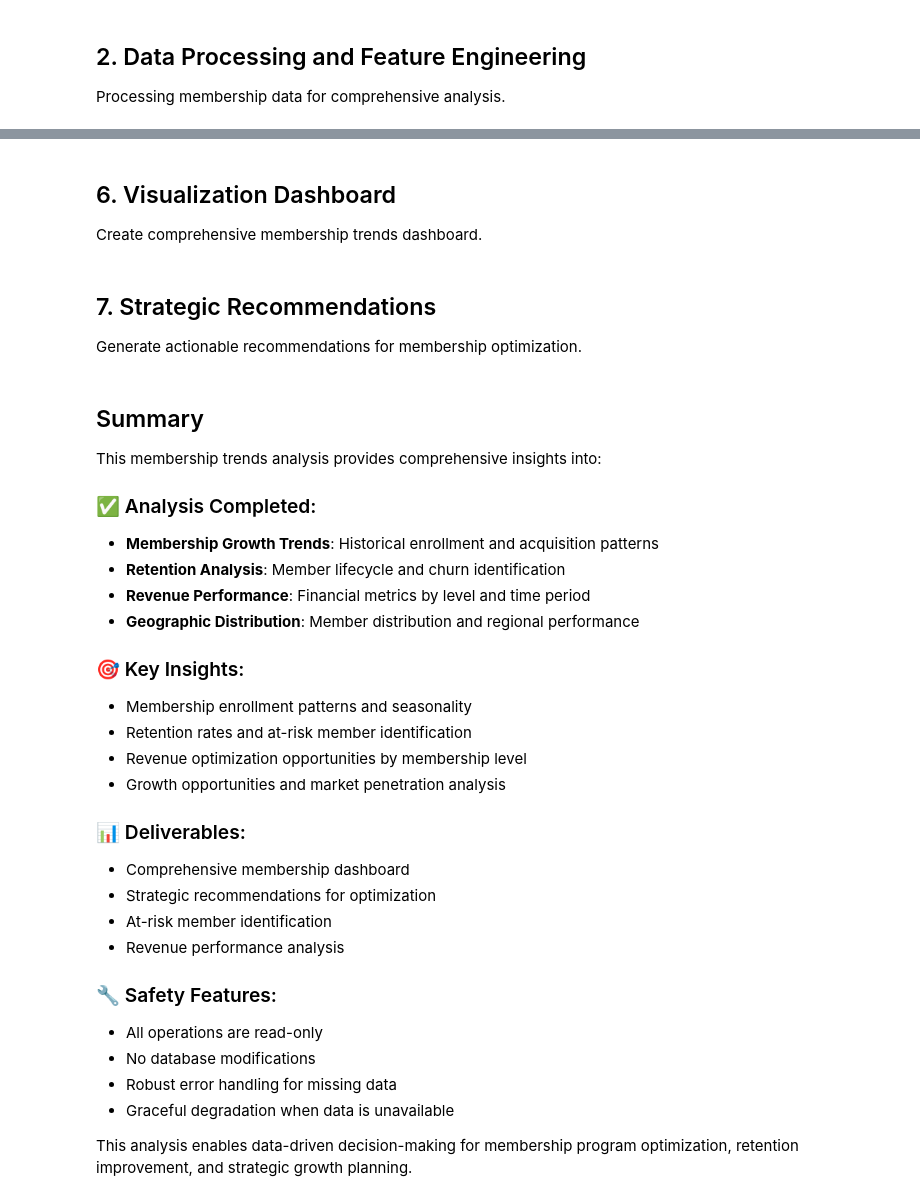
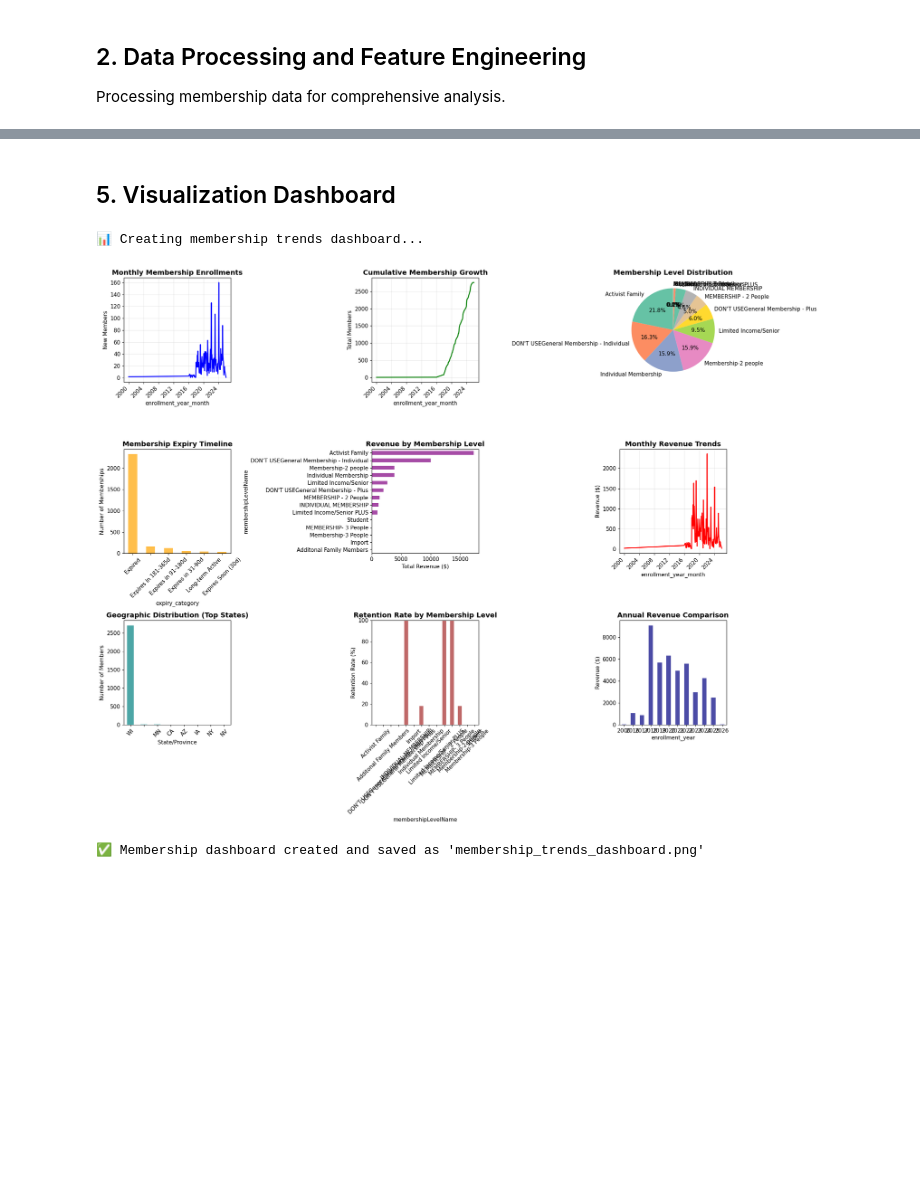
Before and after one commit to dassowmd/Neon_CRM_SDK, a Jupyter notebook: analysis/membership_trends_analysis.ipynb, the cells around one changed output, grey strips where cells are left out. Saved outputs shown, nothing was run; the diff lists cells and outputs as text; code cells hidden in the pictures; blank space fills up the shorter version.

```diff
--- a/analysis/membership_trends_analysis.ipynb
+++ b/analysis/membership_trends_analysis.ipynb
@@ -530,7 +566,5 @@ else:
 # %% [markdown]
-## 6. Visualization Dashboard
-
-Create comprehensive membership trends dashboard.
+## 5. Visualization Dashboard
 # %%
 def create_membership_dashboard(memberships_df, growth_analysis, retention_analysis, revenue_analysis):
     """Create comprehensive membership trends dashboard."""
@@ -602,39 +636,40 @@ def create_membership_dashboard(memberships_df, growth_analysis, retention_analy
         geo_dist.plot(kind='bar', color='teal', alpha=0.7)
         plt.title('Geographic Distribution (Top States)', fontsize=14, fontweight='bold')
         plt.ylabel('Number of Members')
         plt.xticks(rotation=45)
 
-    # 8. Retention Rate by Cohort
-    if retention_analysis and 'cohort_retention' in retention_analysis:
+    # 8. Retention Rate by Level
+    if retention_analysis and 'level_retention' in retention_analysis:
         plt.subplot(3, 3, 8)
-        cohort_ret = retention_analysis['cohort_retention']['retention_rate']
-        cohort_ret.plot(kind='bar', color='brown', alpha=0.7)
-        plt.title('Retention Rate by Enrollment Year', fontsize=14, fontweight='bold')
+        level_ret = retention_analysis['level_retention']['retention_rate']
+        level_ret.plot(kind='bar', color='brown', alpha=0.7)
+        plt.title('Retention Rate by Membership Level', fontsize=14, fontweight='bold')
         plt.ylabel('Retention Rate (%)')
         plt.ylim(0, 100)
+        plt.xticks(rotation=45)
 
     # 9. Annual Revenue Growth
     if revenue_analysis and 'annual_revenue' in revenue_analysis:
         plt.subplot(3, 3, 9)
         annual_rev = revenue_analysis['annual_revenue']
         annual_rev.plot(kind='bar', color='navy', alpha=0.7)
         plt.title('Annual Revenue Comparison', fontsize=14, fontweight='bold')
         plt.ylabel('Revenue ($)')
         plt.xticks(rotation=0)
 
     plt.tight_layout()
     plt.savefig('/Users/mdassow/development/Neon_CRM_SDK/analysis/membership_trends_dashboard.png',
                 dpi=300, bbox_inches='tight')
     plt.show()
 
     print("✅ Membership dashboard created and saved as 'membership_trends_dashboard.png'")
 
 # Create the dashboard
 if memberships_df is not None:
     create_membership_dashboard(memberships_df, growth_analysis, retention_analysis, revenue_analysis)
 else:
     print("⚠️ Skipping dashboard creation - no data available")
+# %% [output]
+📊 Creating membership trends dashboard...
+[figure, added]
+✅ Membership dashboard created and saved as 'membership_trends_dashboard.png'
-# %% [markdown]
-## 7. Strategic Recommendations
-
-Generate actionable recommendations for membership optimization.
@@ -740,30 +675,0 @@ else:
-# %% [markdown]
-## Summary
-
-This membership trends analysis provides comprehensive insights into:
-
-### ✅ Analysis Completed:
-- **Membership Growth Trends**: Historical enrollment and acquisition patterns
-- **Retention Analysis**: Member lifecycle and churn identification
-- **Revenue Performance**: Financial metrics by level and time period
-- **Geographic Distribution**: Member distribution and regional performance
-
-### 🎯 Key Insights:
-- Membership enrollment patterns and seasonality
-- Retention rates and at-risk member identification
-- Revenue optimization opportunities by membership level
-- Growth opportunities and market penetration analysis
-
-### 📊 Deliverables:
-- Comprehensive membership dashboard
-- Strategic recommendations for optimization
-- At-risk member identification
-- Revenue performance analysis
-
-### 🔧 Safety Features:
-- All operations are read-only
-- No database modifications
-- Robust error handling for missing data
-- Graceful degradation when data is unavailable
-
-This analysis enables data-driven decision-making for membership program optimization, retention improvement, and strategic growth planning.
```
Also changed, not shown: parts of 16 cells of this notebook.
